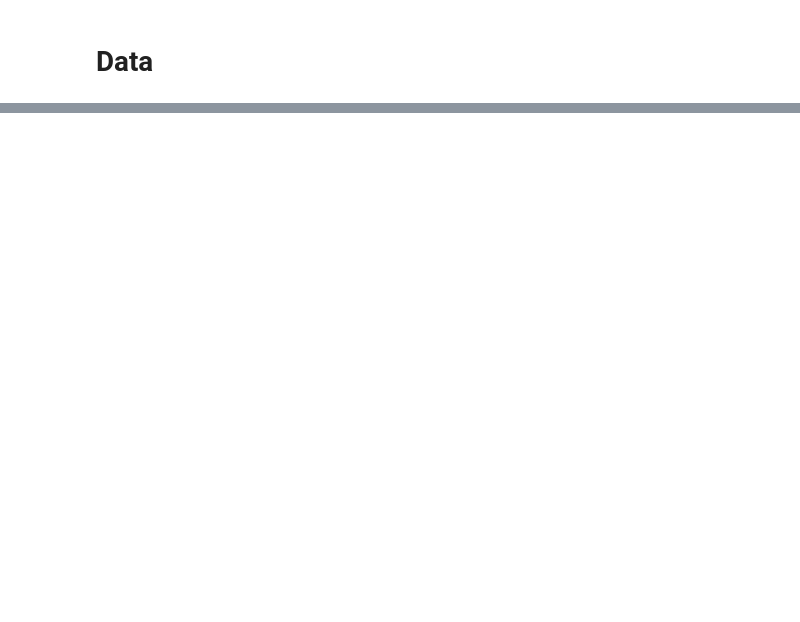
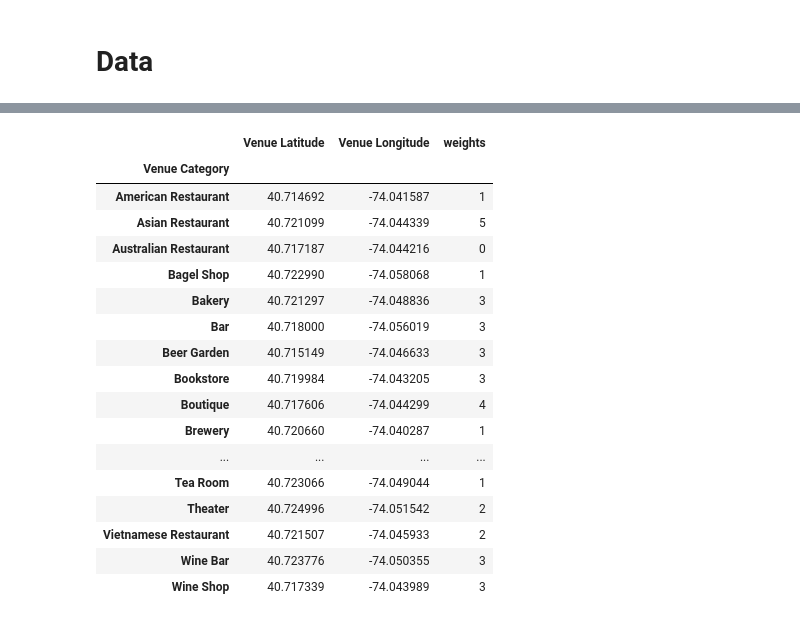
Before and after one commit to D875/126, a Jupyter notebook: The battle of neighborhoods.ipynb, the cells around one changed output, grey strips where cells are left out. Cells and saved outputs as stored; diff of their text form; code cells hidden in the pictures; blank space fills up the shorter version.

```diff
--- a/The battle of neighborhoods.ipynb
+++ b/The battle of neighborhoods.ipynb
@@ -36,0 +268,3 @@ iii) coordinate of Berlin center will be obtained using Google Maps API geocodin
+# %%
+df_venues = getNearbyVenues(names = city_df['City'], latitudes = city_df['Latitude'],longitudes = city_df['Longitude'], radius = city_df['Radius'])
+df_venues.head()
@@ -36,0 +389,26 @@ iii) coordinate of Berlin center will be obtained using Google Maps API geocodin
+# %%
+def getNearbyVenues1(name, latitudes, longitudes, radius):
+
+    LIMIT = 150
+        # create the API request URL
+    url = 'https://api.foursquare.com/v2/venues/explore?&client_id={}&client_secret={}&v={}&ll={},{}&radius={}&limit={}'.format(
+            CLIENT_ID,
+            CLIENT_SECRET,
+            VERSION,
+            latitudes,
+            longitudes,
+            radius,
+            LIMIT)
+
+        # make the GET request
+    results = requests.get(url).json()["response"]['groups'][0]['items']
+   # print(results)
+    venues_list=[]
+    venues_list.append([(name,lat,lng,v['venue']['name'],v['venue']['location']['lat'],v['venue']['location']['lng'],v['venue']['categories'][0]['name'])for v in results])
+    nearby_venues = pd.DataFrame([item for venue_list in venues_list for item in venue_list])
+    nearby_venues.columns = ['City', 'Latitude', 'Longitude', 'Venue', 'Venue Latitude', 'Venue Longitude','Venue Category']
+    return(nearby_venues)
+
+
+new_jersey_venues = getNearbyVenues1(name = 'Jersey City', latitudes = lat_newJersey ,longitudes = long_newJersey, radius = 2500)
+new_jersey_venues.head()
@@ -36,0 +562,11 @@ iii) coordinate of Berlin center will be obtained using Google Maps API geocodin
+# %%
+allVenuesinCity1 = k['Venue Category']
+
+f_weights1 = []
+for i in allVenuesinCity1:
+    if i in new_weightage_dict.keys():
+        f_weights1.append(new_weightage_dict[i])
+    else :
+        f_weights1.append(0)
+k['weights'] = f_weights1;
+k.head()
@@ -36,0 +580,24 @@ iii) coordinate of Berlin center will be obtained using Google Maps API geocodin
+# %%
+newframe = k[['City','Venue Category','weights']].copy()
+newframe = k.groupby(['Venue Category']).mean()
+newframe.drop(columns = ["Latitude", "Longitude"], inplace = True)
+newframe
+# %% [output]
+|  | Venue Latitude | Venue Longitude | weights |
+| Venue Category |  |  |  |
+| American Restaurant | 40.714692 | -74.041587 | 1 |
+| Asian Restaurant | 40.721099 | -74.044339 | 5 |
+| Australian Restaurant | 40.717187 | -74.044216 | 0 |
+| Bagel Shop | 40.722990 | -74.058068 | 1 |
+| Bakery | 40.721297 | -74.048836 | 3 |
+| Bar | 40.718000 | -74.056019 | 3 |
+| Beer Garden | 40.715149 | -74.046633 | 3 |
+| Bookstore | 40.719984 | -74.043205 | 3 |
+| Boutique | 40.717606 | -74.044299 | 4 |
+| Brewery | 40.720660 | -74.040287 | 1 |
+| ... | ... | ... | ... |
+| Tea Room | 40.723066 | -74.049044 | 1 |
+| Theater | 40.724996 | -74.051542 | 2 |
+| Vietnamese Restaurant | 40.721507 | -74.045933 | 2 |
+| Wine Bar | 40.723776 | -74.050355 | 3 |
+| Wine Shop | 40.717339 | -74.043989 | 3 |
```
Also changed, not shown: parts of 45 cells of this notebook.
